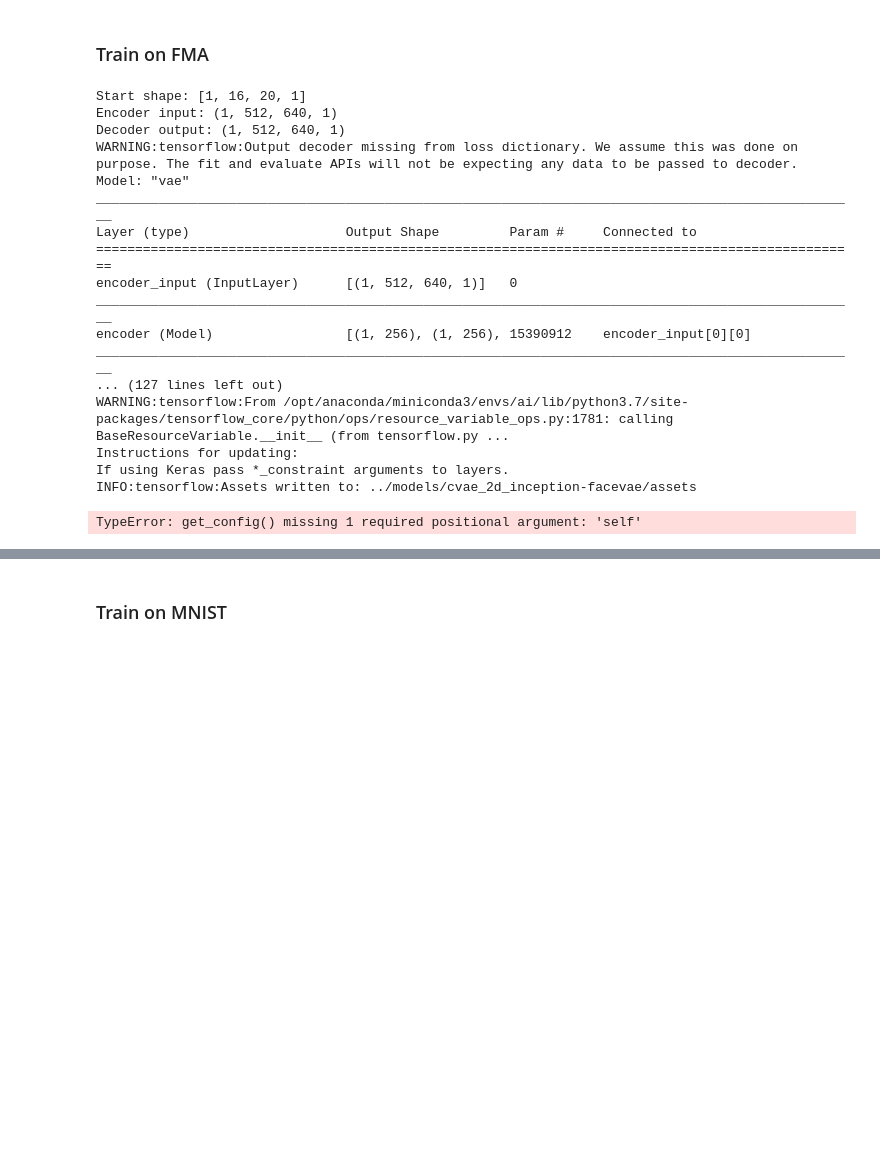
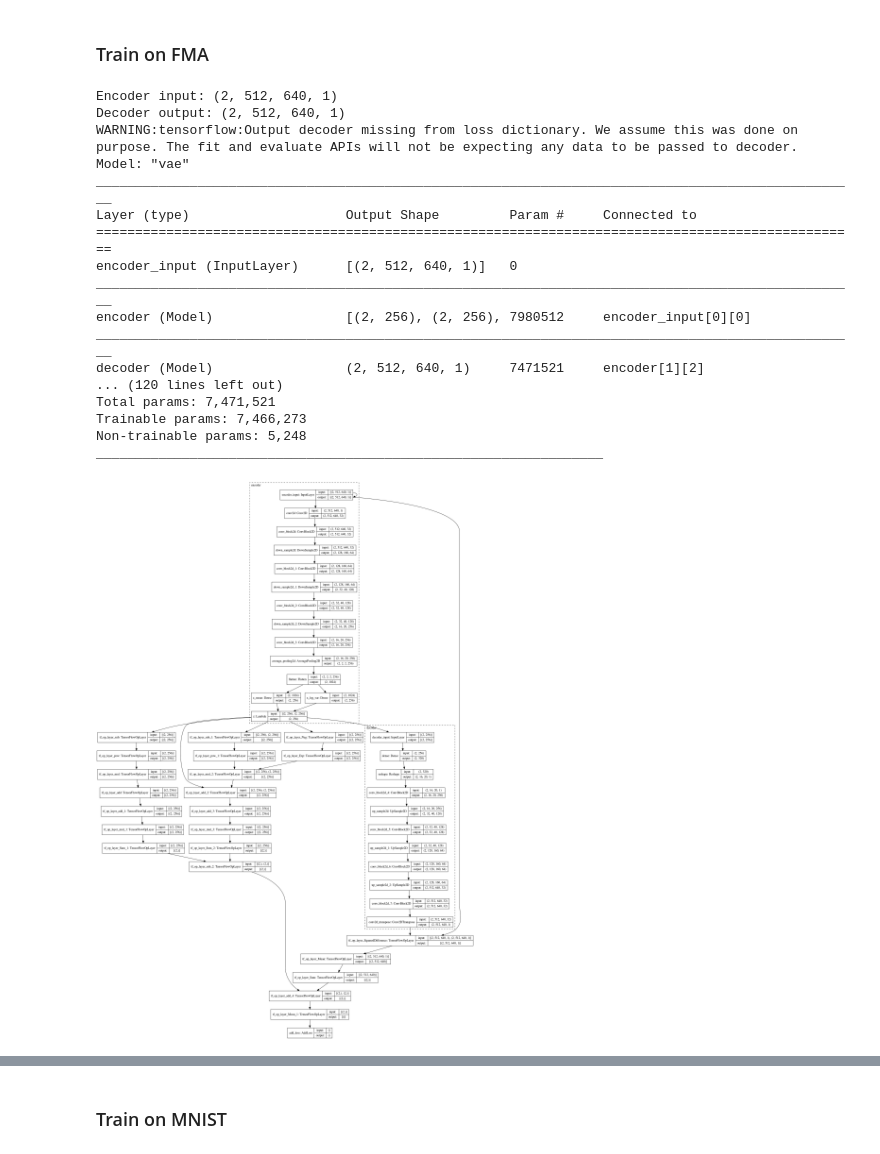
Before and after one commit to tasercake/Beatbrain, a Jupyter notebook: notebooks/generator.ipynb, the cells around one changed output, grey strips where cells are left out. Drawn from its saved outputs; the diff is of its cells as text; code cells hidden in the pictures; blank space fills up the shorter version.

```diff
--- a/notebooks/generator.ipynb
+++ b/notebooks/generator.ipynb
@@ -61,7 +62,7 @@ sns.set_style("white")
 # Input
 DATA_ROOT = Path("../data/fma/image")
 IMAGE_DIMS = [512, 640, 1]
-BATCH_SIZE = 1
+BATCH_SIZE = 2
 # %%
 train_dataset = utils.load_dataset(
     DATA_ROOT / "train", batch_size=BATCH_SIZE, parallel=False
@@ -308,13 +309,13 @@ def build_encoder(input_shape, latent_dim, batch_size, repeat, use_inception):
 
 def build_decoder(latent_dim, output_shape, batch_size, repeat, use_inception):
     decoder_input = Input(shape=latent_dim, batch_size=batch_size, name="decoder_input")
+    # TODO: Use `fractions.Fraction` to calculate reduced fraction and upsample accordingly
     start_shape = [
         batch_size,
         output_shape[0] // 32,
         output_shape[1] // 32,
         output_shape[2],
     ]
-    print(f"Start shape: {start_shape}")
     d = Dense(
         start_shape[1] * start_shape[2] * start_shape[3],
         activation="relu",
@@ -326,26 +327,22 @@ def build_decoder(latent_dim, output_shape, batch_size, repeat, use_inception):
             start_shape[3],
         )
     )(d)
-    d = ConvBlock2D(256, repeat, use_inception, DecoderConv2D)(d)
+    d = ConvBlock2D(256, repeat, use_inception, transpose=True)(d)
     d = UpSample2D(128, 2)(d)
-    d = ConvBlock2D(128, repeat, use_inception, DecoderConv2D)(d)
+    d = ConvBlock2D(128, repeat, use_inception, transpose=True)(d)
     d = UpSample2D(64, 4)(d)
-    d = ConvBlock2D(64, repeat, use_inception, DecoderConv2D)(d)
+    d = ConvBlock2D(64, repeat, use_inception, transpose=True)(d)
     d = UpSample2D(32, 4)(d)
-    d = ConvBlock2D(32, repeat, use_inception, DecoderConv2D)(d)
-    d = Conv2DTranspose(1, 1)(d)
-    d = ReLU(1.0)(d)  # Limit max value or no? Maybe use sigmoid instead?
+    d = ConvBlock2D(32, repeat, use_inception, transpose=True)(d)
+    d = Conv2DTranspose(1, 1, activation="sigmoid")(d)  # Limit max value or no? Maybe use sigmoid instead?
+#     d = Activation(tf.nn.sigmoid)(d)
     decoder = Model(inputs=decoder_input, outputs=d, name="decoder")
     return decoder_input, decoder
 # %%
 def build_cvae(
     latent_dim,
     input_shape,
-    start_filters=32,
-    num_conv=3,
-    num_inception=3,
-    num_deconv=3,
-    repeat=2,
+    repeat=1,
     use_inception=True,
     batch_size=1,
     learning_rate=1e-4,
@@ -377,13 +374,12 @@ def build_cvae(
 # Hyperparameters
 LATENT_DIM = 256
 EPOCHS = 50
-NUM_CONV = 2
-NUM_INCEPTION = 3
-NUM_DECONV = 5
+INCEPTION_REPEAT = 1
+USE_INCEPTION = True
 LEARNING_RATE = 1e-5
 
 # Outputs
-MODEL_NAME = "cvae_2d_inception-facevae"
+MODEL_NAME = "cvae_2d_inceptionx1"
 MODEL_DIR = Path("../models")
 MODEL_DIR.mkdir(exist_ok=True, parents=True)
 LOG_DIR = Path("../logs") / MODEL_NAME
@@ -506,37 +506,36 @@ visualizer = VisualizeCallback(
 # %%
 model, encoder, decoder = build_cvae(
     LATENT_DIM,
     IMAGE_DIMS,
-    num_conv=NUM_CONV,
-    num_inception=NUM_INCEPTION,
-    num_deconv=NUM_DECONV,
+    repeat=INCEPTION_REPEAT,
+    use_inception=USE_INCEPTION,
     batch_size=BATCH_SIZE,
     learning_rate=LEARNING_RATE,
 )
 model.summary()
 encoder.summary()
 decoder.summary()
 plot_model(model, to_file=str(LOG_DIR / "model.png"), expand_nested=True, show_shapes=True)
-tf.saved_model.save(model, str(MODEL_DIR / MODEL_NAME))
+# tf.saved_model.save(model, str(MODEL_DIR / MODEL_NAME))
 # %% [output]
-Start shape: [1, 16, 20, 1]
-Encoder input: (1, 512, 640, 1)
-Decoder output: (1, 512, 640, 1)
+Encoder input: (2, 512, 640, 1)
+Decoder output: (2, 512, 640, 1)
 WARNING:tensorflow:Output decoder missing from loss dictionary. We assume this was done on purpose. The fit and evaluate APIs will not be expecting any data to be passed to decoder.
 Model: "vae"
 __________________________________________________________________________________________________
 Layer (type)                    Output Shape         Param #     Connected to
 ==================================================================================================
-encoder_input (InputLayer)      [(1, 512, 640, 1)]   0
+encoder_input (InputLayer)      [(2, 512, 640, 1)]   0
 __________________________________________________________________________________________________
-encoder (Model)                 [(1, 256), (1, 256), 15390912    encoder_input[0][0]
+encoder (Model)                 [(2, 256), (2, 256), 7980512     encoder_input[0][0]
 __________________________________________________________________________________________________
-... (127 lines left out)
-WARNING:tensorflow:From /opt/anaconda/miniconda3/envs/ai/lib/python3.7/site-packages/tensorflow_core/python/ops/resource_variable_ops.py:1781: calling BaseResourceVariable.__init__ (from tensorflow.py ...
-Instructions for updating:
-If using Keras pass *_constraint arguments to layers.
-INFO:tensorflow:Assets written to: ../models/cvae_2d_inception-facevae/assets
+decoder (Model)                 (2, 512, 640, 1)     7471521     encoder[1][2]
+... (120 lines left out)
+Total params: 7,471,521
+Trainable params: 7,466,273
+Non-trainable params: 5,248
+_________________________________________________________________
-TypeError: get_config() missing 1 required positional argument: 'self'
+[figure, added]
 # %%
 # Train model
 model.fit_generator(
```
Also changed, not shown: parts of 3 cells of this notebook.
